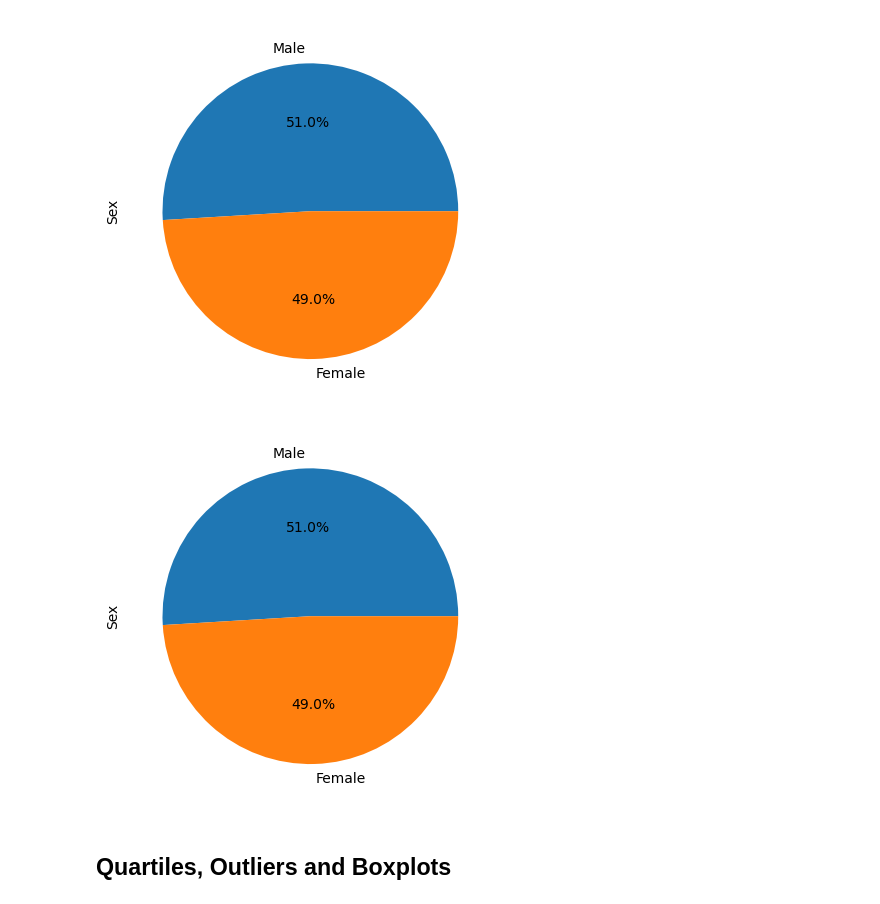
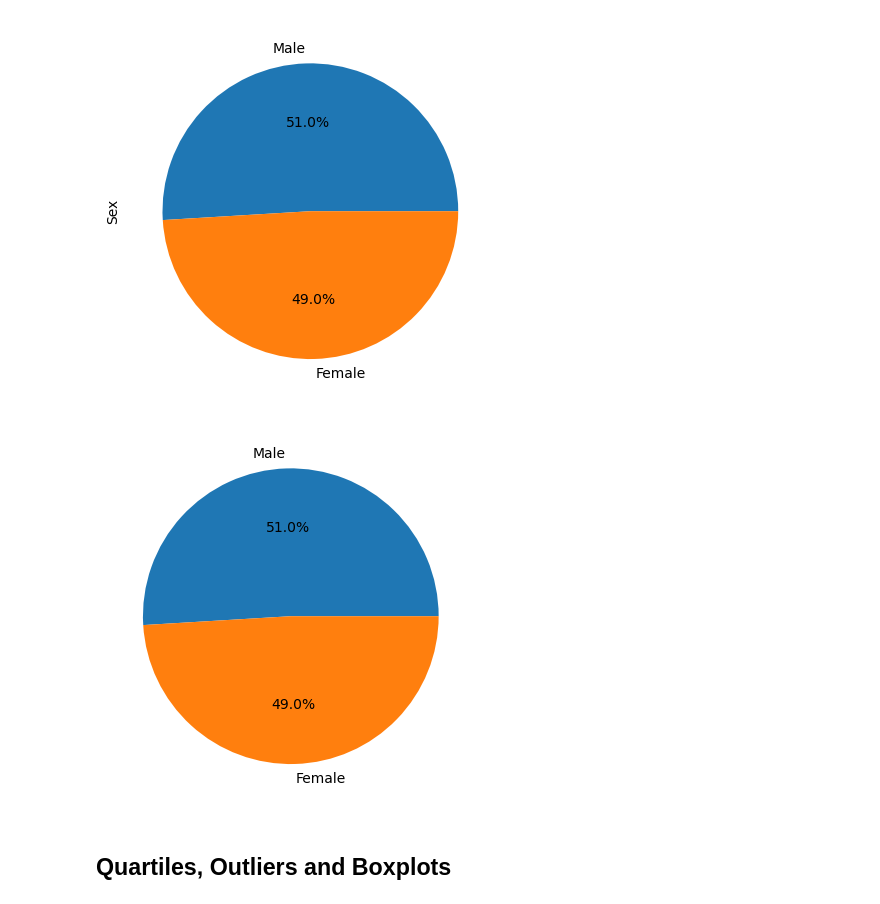
Before and after one commit to rdekker3/module-5, a Jupyter notebook: pymaceuticals_starter.ipynb, the cells around one changed output. Cells and saved outputs as stored; diff of their text form; code cells hidden in the pictures.

```diff
--- a/pymaceuticals_starter.ipynb
+++ b/pymaceuticals_starter.ipynb
@@ -181,9 +190,9 @@ plt.show()
 [figure]
 # %%
 # Generate a pie plot showing the distribution of female versus male mice using pyplot
-plot = mouse_gender.plot.pie(autopct="%1.1f%%")
+plt.pie(mouse_gender, labels=mouse_gender.index, autopct="%1.1f%%")
 plt.show()
 # %% [output]
-[figure, old version]
+[figure, new version]
 # %% [markdown]
 ## Quartiles, Outliers and Boxplots
```
Also changed, not shown: parts of 7 cells of this notebook, 2 other files.
